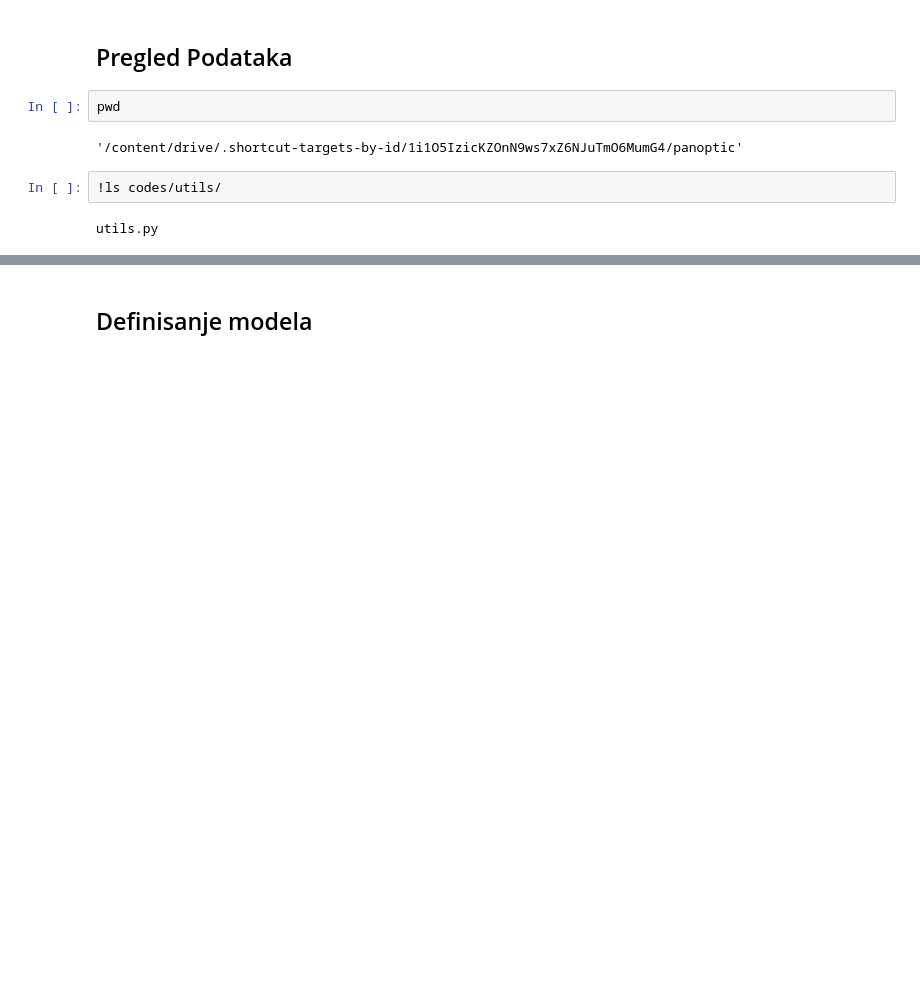
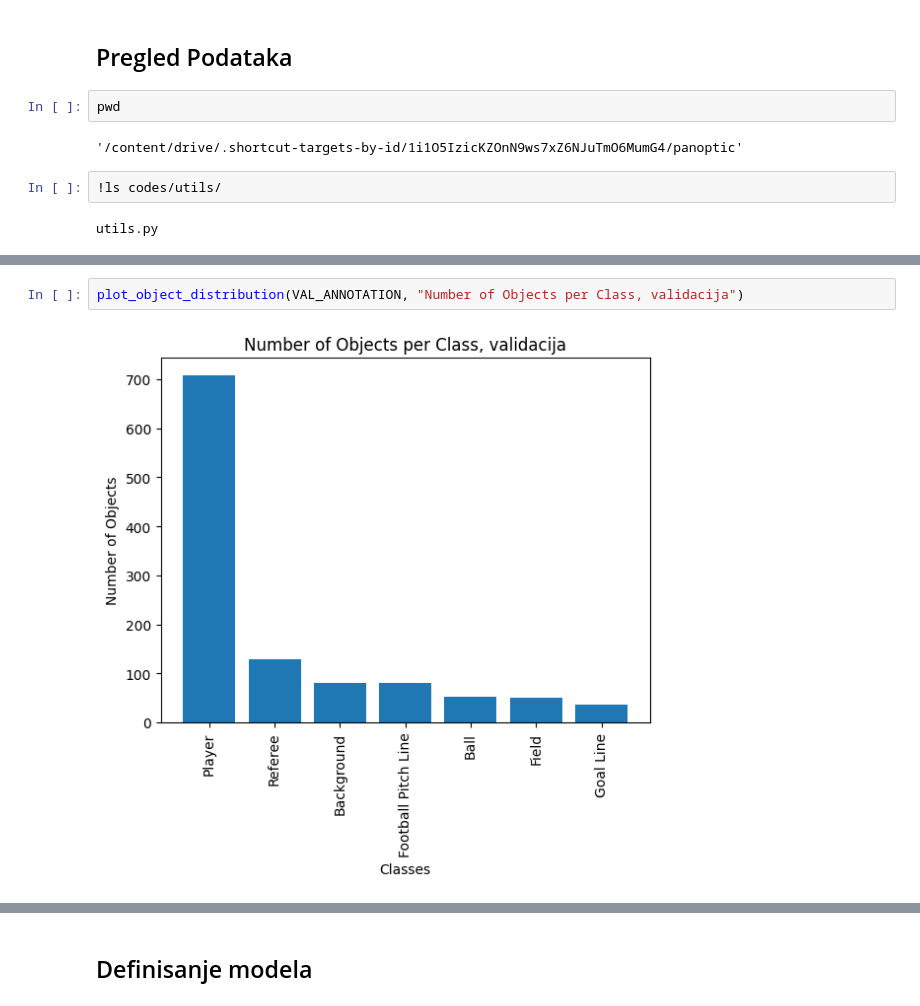
Before and after one commit to kristijanpetronijevic/panoptic, a Jupyter notebook: code/models/mask_rcnn.ipynb, the cells around one changed output, grey strips where cells are left out. Cells and saved outputs as stored; diff of their text form; blank space fills up the shorter version.

```diff
--- a/code/models/mask_rcnn.ipynb
+++ b/code/models/mask_rcnn.ipynb
@@ -91,3 +103,7 @@ plot_object_distribution(TRAIN_ANNOTATION, title = "Number of Objects per Class,
+# %%
+plot_object_distribution(VAL_ANNOTATION, "Number of Objects per Class, validacija")
+# %% [output]
+[figure, added]
 # %%
 plot_object_distribution(TEST_ANNOTATION, "Number of Objects per Class, test")
 # %% [output]
```
Also changed, not shown: parts of 45 cells of this notebook, 3 other files.
